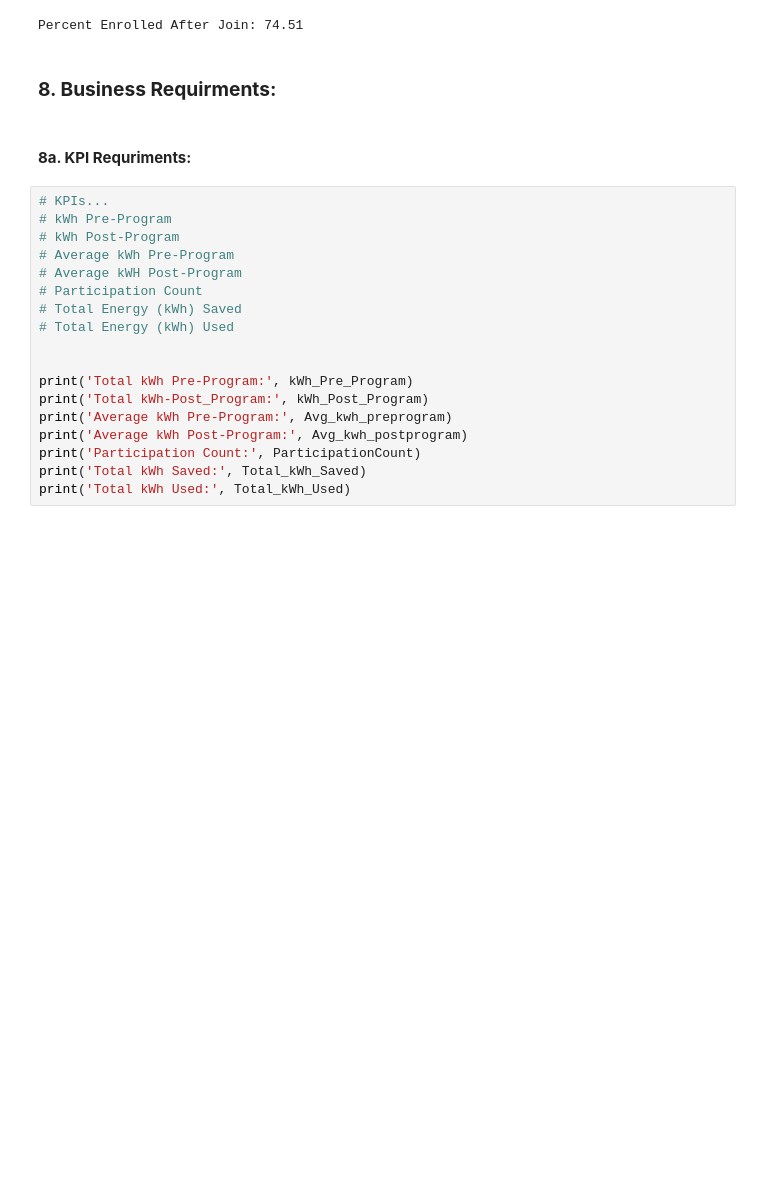
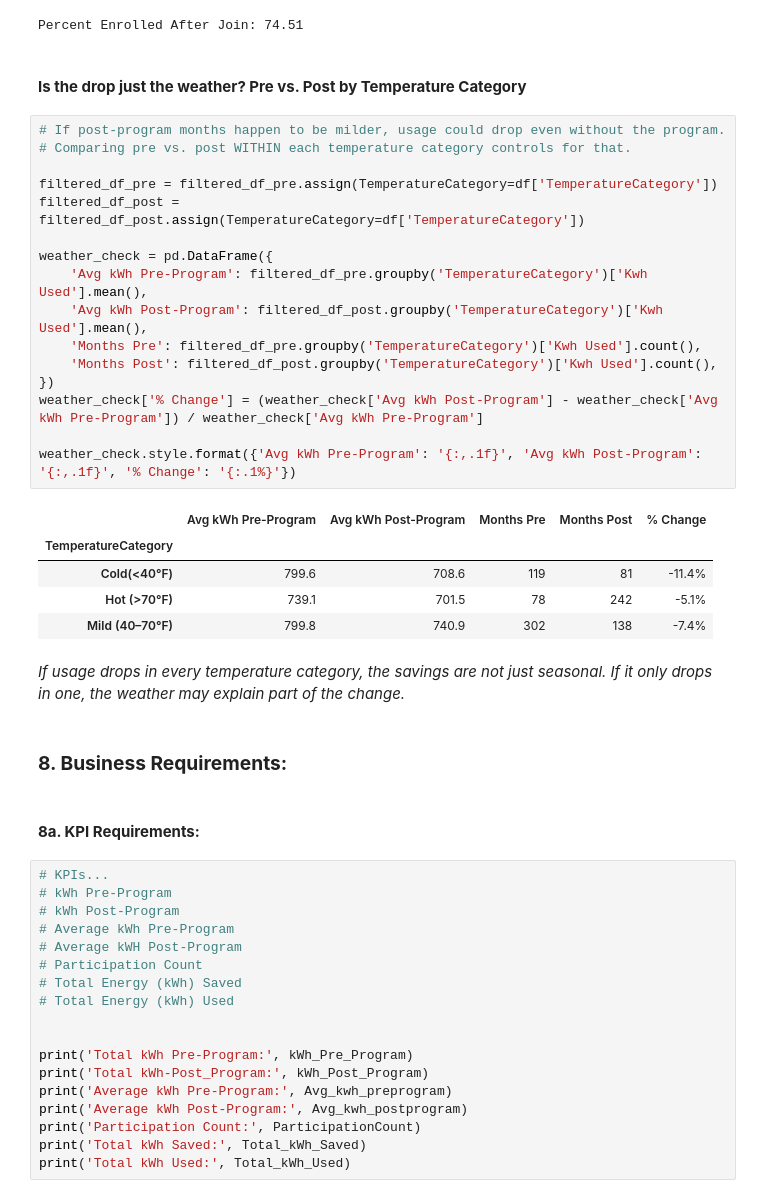
Before and after one commit to jnaomi1/Ecorp-Report, a Jupyter notebook: PythonJupLab/Notebooks/Ecorp analysis Python.ipynb, the cells around one changed output. Saved outputs shown, nothing was run; the diff lists cells and outputs as text; blank space fills up the shorter version.

```diff
--- a/PythonJupLab/Notebooks/Ecorp analysis Python.ipynb
+++ b/PythonJupLab/Notebooks/Ecorp analysis Python.ipynb
@@ -253,10 +246,36 @@ else:
 print('Percent Enrolled After Join:', Percent_Enrolled_After_Join)
 # %% [output]
 Percent Enrolled After Join: 74.51
+# %% [markdown]
+#### **Is the drop just the weather? Pre vs. Post by Temperature Category**
+# %%
+# If post-program months happen to be milder, usage could drop even without the program.
+# Comparing pre vs. post WITHIN each temperature category controls for that.
+
+filtered_df_pre = filtered_df_pre.assign(TemperatureCategory=df['TemperatureCategory'])
+filtered_df_post = filtered_df_post.assign(TemperatureCategory=df['TemperatureCategory'])
+
+weather_check = pd.DataFrame({
+    'Avg kWh Pre-Program': filtered_df_pre.groupby('TemperatureCategory')['Kwh Used'].mean(),
+    'Avg kWh Post-Program': filtered_df_post.groupby('TemperatureCategory')['Kwh Used'].mean(),
+    'Months Pre': filtered_df_pre.groupby('TemperatureCategory')['Kwh Used'].count(),
+    'Months Post': filtered_df_post.groupby('TemperatureCategory')['Kwh Used'].count(),
+})
+weather_check['% Change'] = (weather_check['Avg kWh Post-Program'] - weather_check['Avg kWh Pre-Program']) / weather_check['Avg kWh Pre-Program']
+
+weather_check.style.format({'Avg kWh Pre-Program': '{:,.1f}', 'Avg kWh Post-Program': '{:,.1f}', '% Change': '{:.1%}'})
+# %% [output]
+|  | Avg kWh Pre-Program | Avg kWh Post-Program | Months Pre | Months Post | % Change |
+| TemperatureCategory |  |  |  |  |  |
+| Cold(<40°F) | 799.6 | 708.6 | 119 | 81 | -11.4% |
+| Hot (>70°F) | 739.1 | 701.5 | 78 | 242 | -5.1% |
+| Mild (40–70°F) | 799.8 | 740.9 | 302 | 138 | -7.4% |
+# %% [markdown]
+*If usage drops in every temperature category, the savings are not just seasonal. If it only drops in one, the weather may explain part of the change.*
 # %% [markdown]
-### **8. Business Requirments:**
+### **8. Business Requirements:**
 # %% [markdown]
-#### **8a. KPI Requriments:**
+#### **8a. KPI Requirements:**
 # %%
 # KPIs...
 # kWh Pre-Program
```
Also changed, not shown: parts of 11 cells of this notebook.
